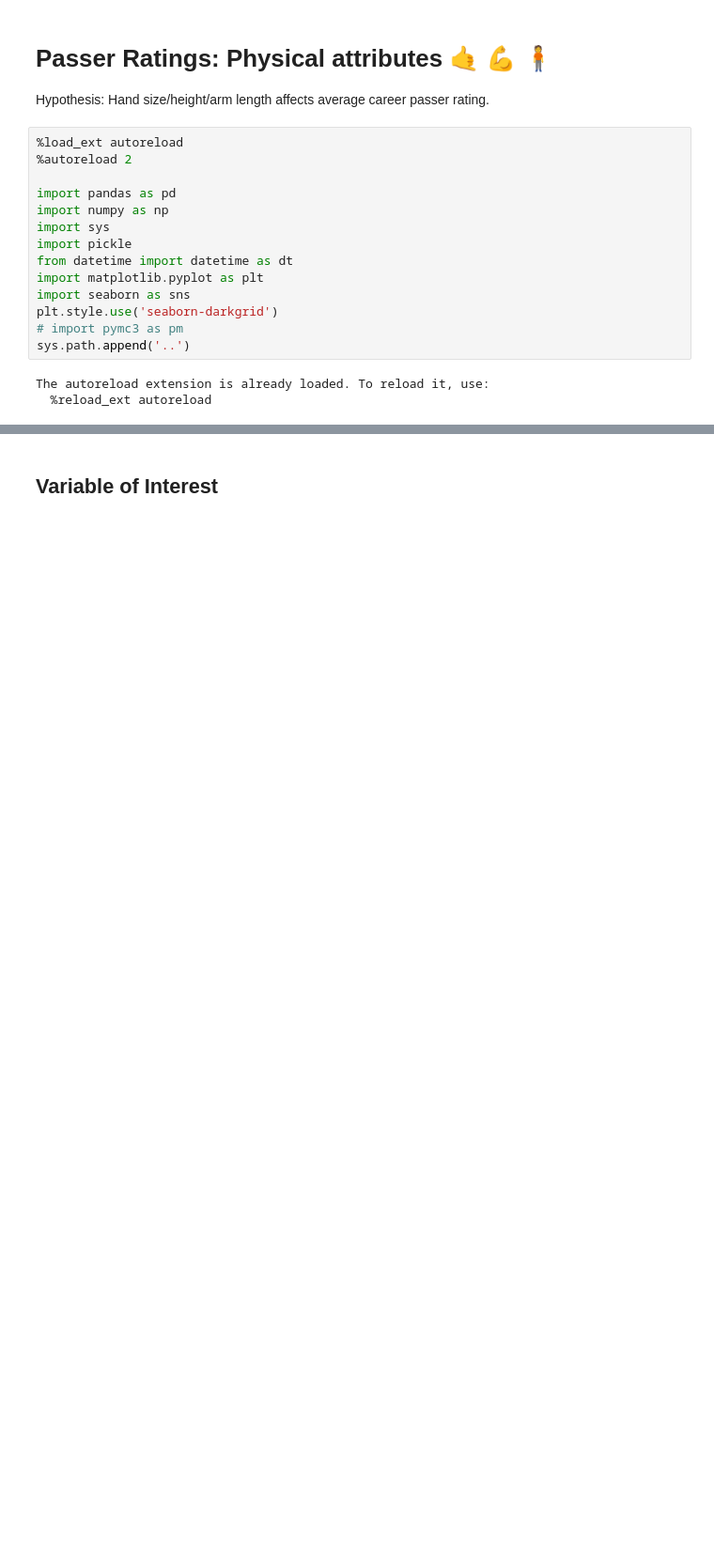
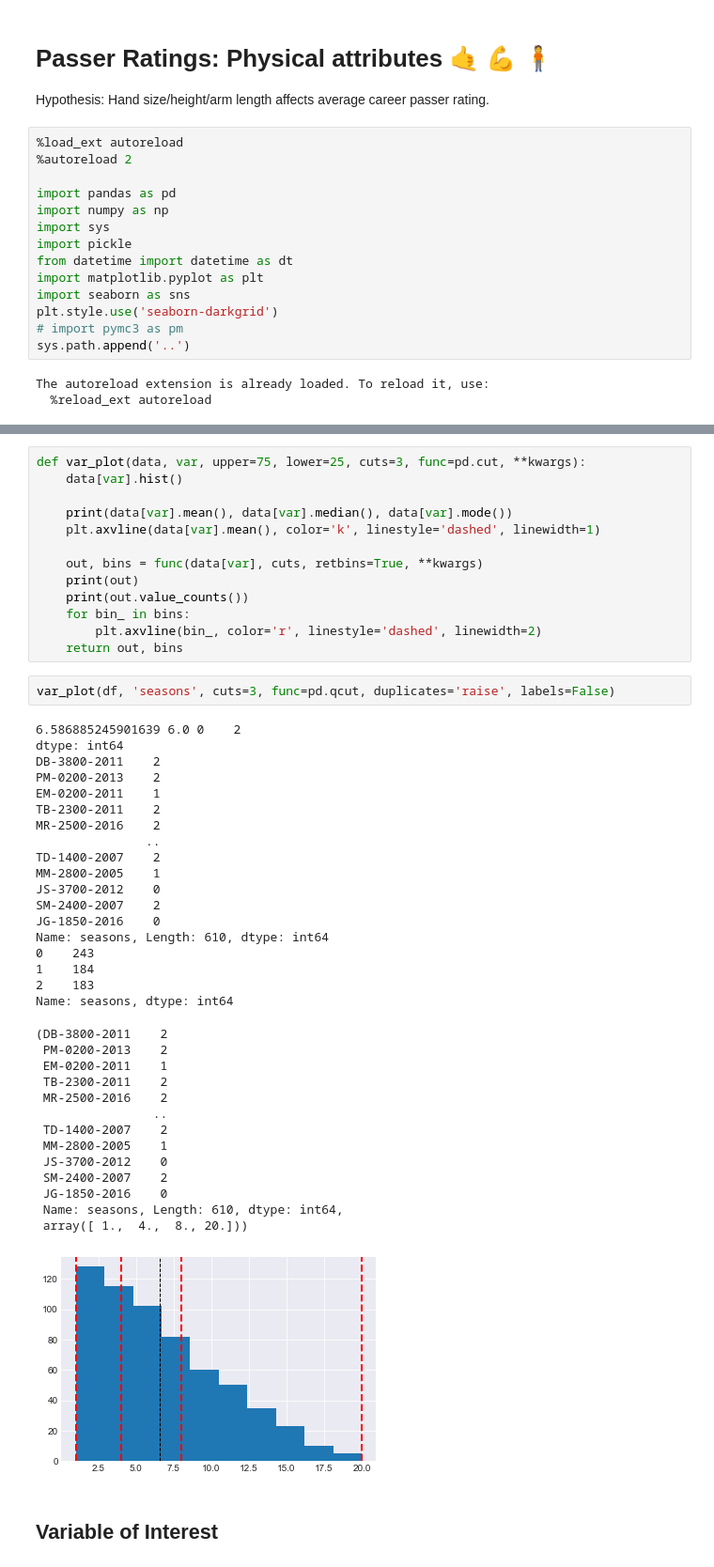
Before and after one commit to lewisbails/nfl-project, a Jupyter notebook: notebooks/passer_ratings.ipynb, the cells around one changed output, grey strips where cells are left out. Shown at 94% size. Drawn from its saved outputs; the diff is of its cells as text; blank space fills up the shorter version.

```diff
--- a/notebooks/passer_ratings.ipynb
+++ b/notebooks/passer_ratings.ipynb
@@ -47,3 +47,51 @@ df
+# %%
+def var_plot(data, var, upper=75, lower=25, cuts=3, func=pd.cut, **kwargs):
+    data[var].hist()
+
+    print(data[var].mean(), data[var].median(), data[var].mode())
+    plt.axvline(data[var].mean(), color='k', linestyle='dashed', linewidth=1)
+
+    out, bins = func(data[var], cuts, retbins=True, **kwargs)
+    print(out)
+    print(out.value_counts())
+    for bin_ in bins:
+        plt.axvline(bin_, color='r', linestyle='dashed', linewidth=2)
+    return out, bins
+# %%
+var_plot(df, 'seasons', cuts=3, func=pd.qcut, duplicates='raise', labels=False)
+# %% [output]
+6.586885245901639 6.0 0    2
+dtype: int64
+DB-3800-2011    2
+PM-0200-2013    2
+EM-0200-2011    1
+TB-2300-2011    2
+MR-2500-2016    2
+               ..
+TD-1400-2007    2
+MM-2800-2005    1
+JS-3700-2012    0
+SM-2400-2007    2
+JG-1850-2016    0
+Name: seasons, Length: 610, dtype: int64
+0    243
+1    184
+2    183
+Name: seasons, dtype: int64
+(DB-3800-2011    2
+ PM-0200-2013    2
+ EM-0200-2011    1
+ TB-2300-2011    2
+ MR-2500-2016    2
+                ..
+ TD-1400-2007    2
+ MM-2800-2005    1
+ JS-3700-2012    0
+ SM-2400-2007    2
+ JG-1850-2016    0
+ Name: seasons, Length: 610, dtype: int64,
+ array([ 1.,  4.,  8., 20.]))
+[figure, added]
 # %% [markdown]
 ## Variable of Interest
 # %% [markdown]
```
Also changed, not shown: parts of 28 cells of this notebook, 2 other files.
